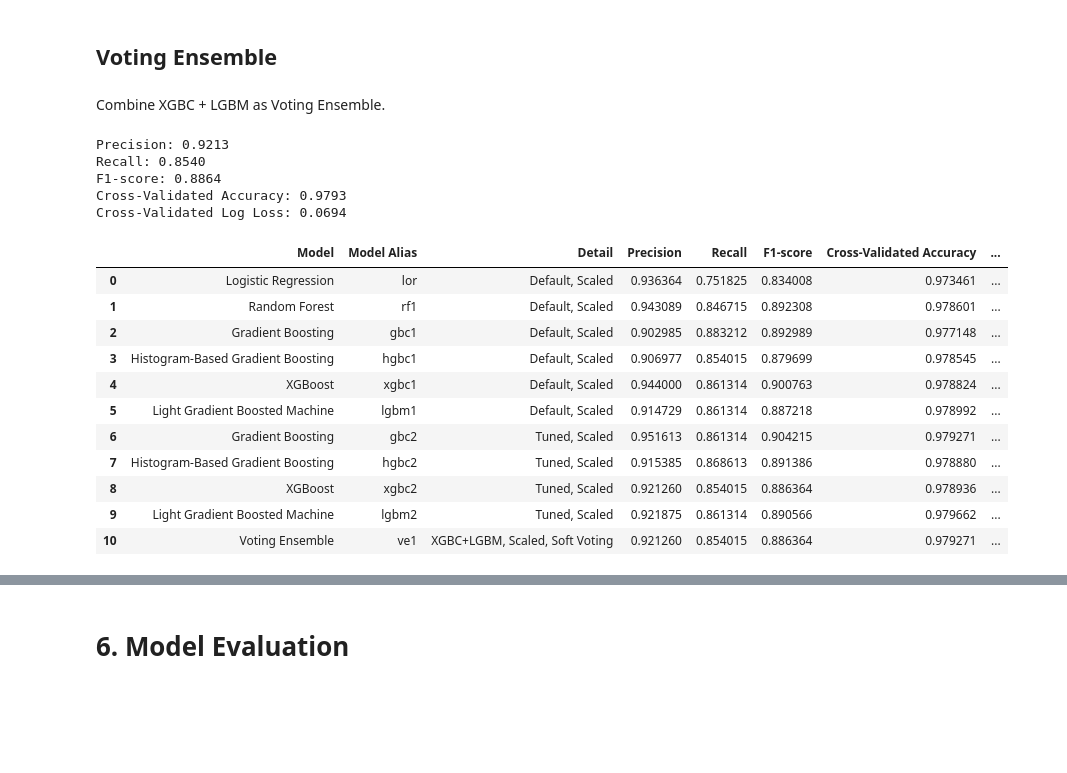
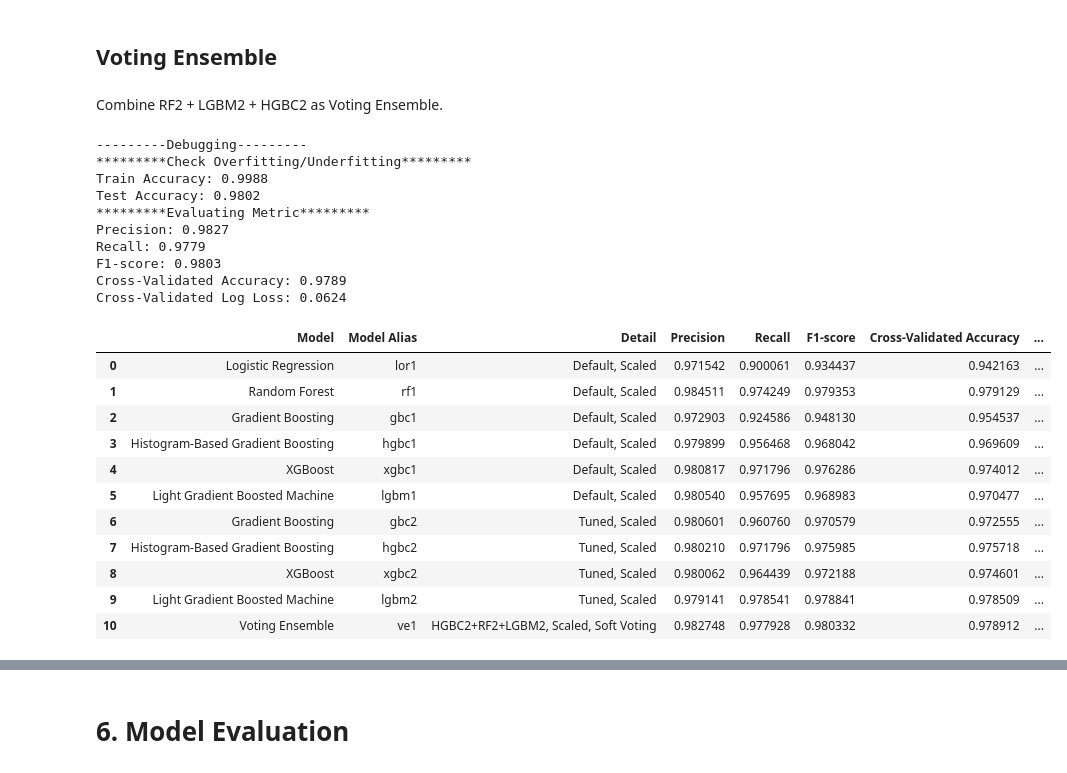
Before and after one commit to HazmanNaim/Project-Portfolio, a Jupyter notebook: GA-Capstone-PulsarClassification.ipynb, the cells around one changed output, grey strips where cells are left out. Cells and saved outputs as stored; diff of their text form; code cells hidden in the pictures; blank space fills up the shorter version.

```diff
--- a/GA-Capstone-PulsarClassification.ipynb
+++ b/GA-Capstone-PulsarClassification.ipynb
@@ -661,7 +947,7 @@ model_gbc = RandomizedSearchCV(
     param_distributions=gbc_param_grid,
     scoring='neg_log_loss',  # Use log loss as the scoring metric for classification
     cv=5,
-    n_iter=100,
+    n_iter=150,
     n_jobs=-1,
     verbose=3
 )
@@ -726,7 +1012,7 @@ model_hgbc = RandomizedSearchCV(
     param_distributions=hgbc_param_grid,
     scoring='neg_log_loss',  # Use log loss as the scoring metric for classification
     cv=5,
-    n_iter=100,
+    n_iter=150,
     n_jobs=-1,
     verbose=3
 )
@@ -794,7 +1080,7 @@ model_xgbc = RandomizedSearchCV(
     param_distributions=xgbc_param_grid,
     scoring='neg_log_loss',  # Use log loss as the scoring metric for classification
     cv=5,
-    n_iter=100,
+    n_iter=150,
     n_jobs=-1,
     verbose=3,
 )
@@ -861,7 +1147,7 @@ model_lgbm = RandomizedSearchCV(
     param_distributions=lgbm_param_grid,
     scoring='neg_log_loss',  # Use log loss as the scoring metric for classification
     cv=5,
-    n_iter=100,
+    n_iter=150,
     n_jobs=-1,
     verbose=3,
 )
@@ -1161,11 +1552,12 @@ We can implement a voting ensemble algorithm, which involves combining multiple
 #models_table.drop(models_table.tail(1).index, inplace=True)
 #models_table
 # %% [markdown]
-Combine XGBC + LGBM as Voting Ensemble.
+Combine RF2 + LGBM2 + HGBC2 as Voting Ensemble.
 # %%
 # Ensemble classifier
 estimators = [
-    ('xgbc2', XGBClassifier(**xgbc2_best_params)),
+    ('hgbc2', HistGradientBoostingClassifier(**hgbc2_best_params)),
+    ('rf2', RandomForestClassifier(random_state=0)),
     ('lgbm2', LGBMClassifier(**lgbm2_best_params))
               ]
 
@@ -1173,50 +1565,54 @@ estimators = [
 ensemble1 = VotingClassifier(
     estimators=estimators,
     voting="soft"
 )
 
 # Create a pipeline that applies the transformer and then the ensemble classifier
-voting_ensemble1 = Pipeline([
+ve1 = Pipeline([
     ('ColumnTransformer', transformer),
     ('classifier', ensemble1)
 ])
 
 # Function to train and evaluate the model
-metrics = train_evaluate(voting_ensemble1,
+metrics = train_evaluate(ve1,
                          x_train,
                          y_train,
                          x_test,
                          y_test,
                          X,
                          Y)
-metrics
 
 # Note for Table
 model_name = "Voting Ensemble"
 model_alias = "ve1"
-model_detail = "XGBC+LGBM, Scaled, Soft Voting"
+model_detail = "HGBC2+RF2+LGBM2, Scaled, Soft Voting"
 # Function to store the evaluation metrics as table
 models_table = model_tab(models_table,
                          model_name,
                          model_alias,
                          model_detail,
                          metrics)
 models_table
 # %% [output]
-Precision: 0.9213
-Recall: 0.8540
-F1-score: 0.8864
-Cross-Validated Accuracy: 0.9793
-Cross-Validated Log Loss: 0.0694
+---------Debugging---------
+*********Check Overfitting/Underfitting*********
+Train Accuracy: 0.9988
+Test Accuracy: 0.9802
+*********Evaluating Metric*********
+Precision: 0.9827
+Recall: 0.9779
+F1-score: 0.9803
+Cross-Validated Accuracy: 0.9789
+Cross-Validated Log Loss: 0.0624
 |  | Model | Model Alias | Detail | Precision | Recall | F1-score | Cross-Validated Accuracy | ... |
-| 0 | Logistic Regression | lor | Default, Scaled | 0.936364 | 0.751825 | 0.834008 | 0.973461 | ... |
-| 1 | Random Forest | rf1 | Default, Scaled | 0.943089 | 0.846715 | 0.892308 | 0.978601 | ... |
-| 2 | Gradient Boosting | gbc1 | Default, Scaled | 0.902985 | 0.883212 | 0.892989 | 0.977148 | ... |
-| 3 | Histogram-Based Gradient Boosting | hgbc1 | Default, Scaled | 0.906977 | 0.854015 | 0.879699 | 0.978545 | ... |
-| 4 | XGBoost | xgbc1 | Default, Scaled | 0.944000 | 0.861314 | 0.900763 | 0.978824 | ... |
-| 5 | Light Gradient Boosted Machine | lgbm1 | Default, Scaled | 0.914729 | 0.861314 | 0.887218 | 0.978992 | ... |
-| 6 | Gradient Boosting | gbc2 | Tuned, Scaled | 0.951613 | 0.861314 | 0.904215 | 0.979271 | ... |
-| 7 | Histogram-Based Gradient Boosting | hgbc2 | Tuned, Scaled | 0.915385 | 0.868613 | 0.891386 | 0.978880 | ... |
-| 8 | XGBoost | xgbc2 | Tuned, Scaled | 0.921260 | 0.854015 | 0.886364 | 0.978936 | ... |
-| 9 | Light Gradient Boosted Machine | lgbm2 | Tuned, Scaled | 0.921875 | 0.861314 | 0.890566 | 0.979662 | ... |
-| 10 | Voting Ensemble | ve1 | XGBC+LGBM, Scaled, Soft Voting | 0.921260 | 0.854015 | 0.886364 | 0.979271 | ... |
+| 0 | Logistic Regression | lor1 | Default, Scaled | 0.971542 | 0.900061 | 0.934437 | 0.942163 | ... |
+| 1 | Random Forest | rf1 | Default, Scaled | 0.984511 | 0.974249 | 0.979353 | 0.979129 | ... |
+| 2 | Gradient Boosting | gbc1 | Default, Scaled | 0.972903 | 0.924586 | 0.948130 | 0.954537 | ... |
+| 3 | Histogram-Based Gradient Boosting | hgbc1 | Default, Scaled | 0.979899 | 0.956468 | 0.968042 | 0.969609 | ... |
+| 4 | XGBoost | xgbc1 | Default, Scaled | 0.980817 | 0.971796 | 0.976286 | 0.974012 | ... |
+| 5 | Light Gradient Boosted Machine | lgbm1 | Default, Scaled | 0.980540 | 0.957695 | 0.968983 | 0.970477 | ... |
+| 6 | Gradient Boosting | gbc2 | Tuned, Scaled | 0.980601 | 0.960760 | 0.970579 | 0.972555 | ... |
+| 7 | Histogram-Based Gradient Boosting | hgbc2 | Tuned, Scaled | 0.980210 | 0.971796 | 0.975985 | 0.975718 | ... |
+| 8 | XGBoost | xgbc2 | Tuned, Scaled | 0.980062 | 0.964439 | 0.972188 | 0.974601 | ... |
+| 9 | Light Gradient Boosted Machine | lgbm2 | Tuned, Scaled | 0.979141 | 0.978541 | 0.978841 | 0.978509 | ... |
+| 10 | Voting Ensemble | ve1 | HGBC2+RF2+LGBM2, Scaled, Soft Voting | 0.982748 | 0.977928 | 0.980332 | 0.978912 | ... |
```
Also changed, not shown: parts of 64 cells of this notebook.
